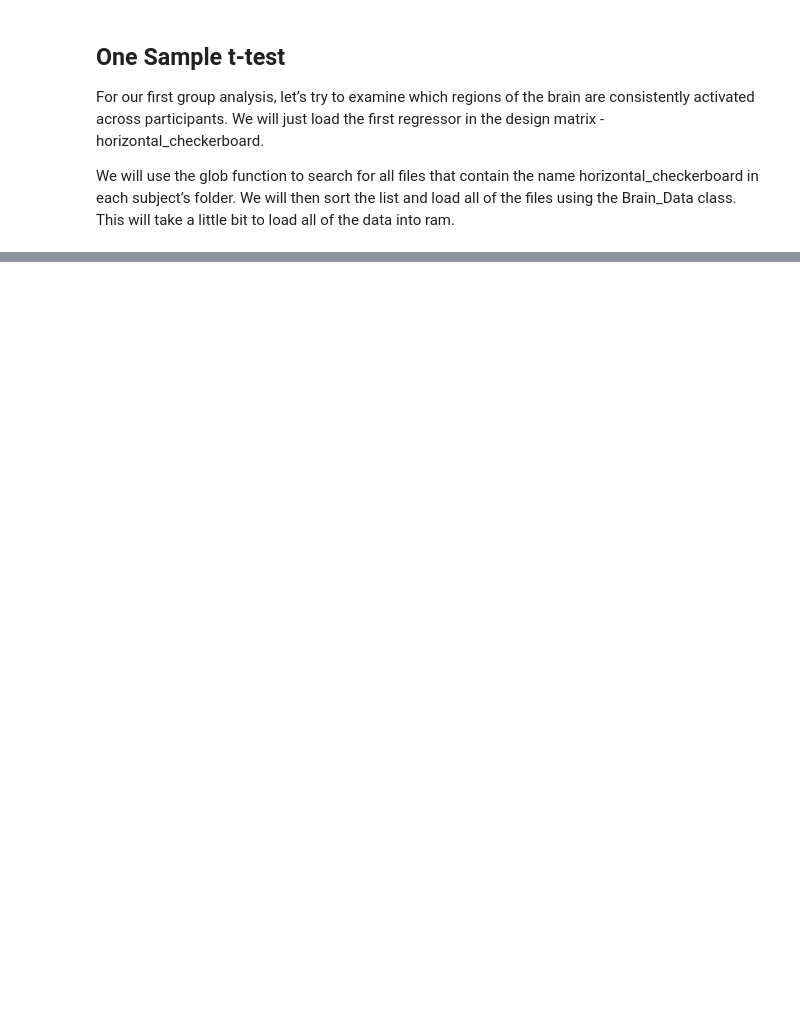
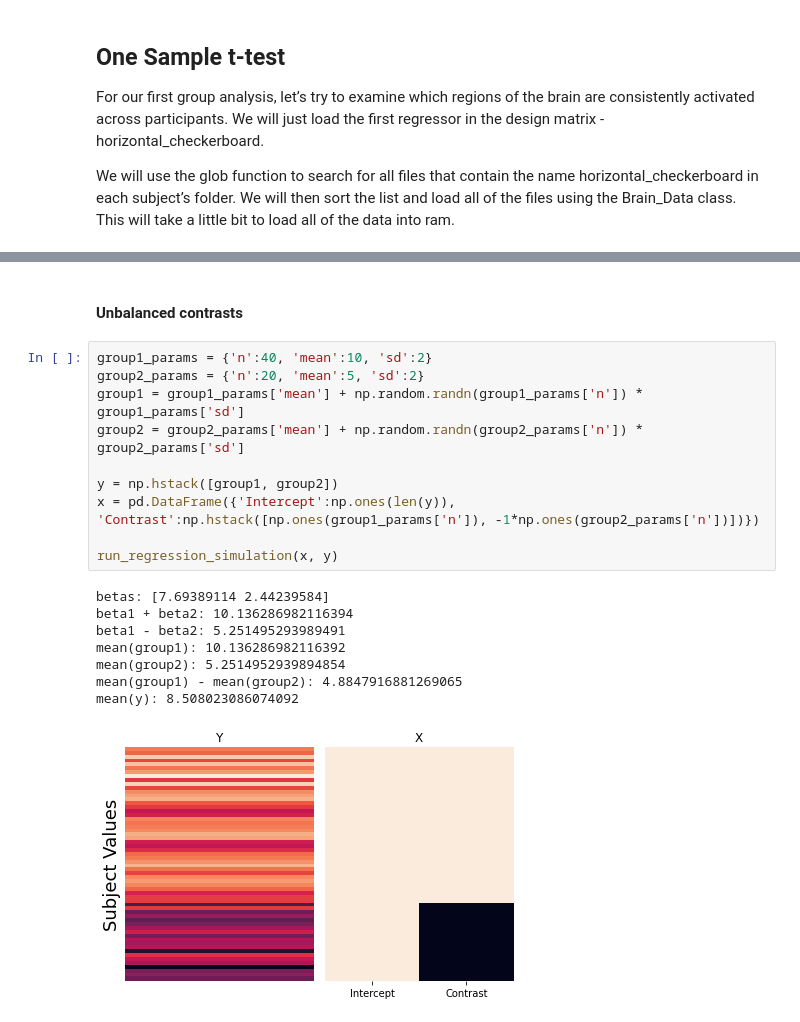
Before and after one commit to drewwint/Dartbrains_code, a Jupyter notebook: 7_Group_Analysis.ipynb, the cells around one changed output, grey strips where cells are left out. Drawn from its saved outputs; the diff is of its cells as text; blank space fills up the shorter version.

```diff
--- a/7_Group_Analysis.ipynb
+++ b/7_Group_Analysis.ipynb
@@ -475,0 +645,21 @@ We will use the glob function to search for all files that contain the name hori
+# %% [markdown]
+#### Unbalanced contrasts
+# %%
+group1_params = {'n':40, 'mean':10, 'sd':2}
+group2_params = {'n':20, 'mean':5, 'sd':2}
+group1 = group1_params['mean'] + np.random.randn(group1_params['n']) * group1_params['sd']
+group2 = group2_params['mean'] + np.random.randn(group2_params['n']) * group2_params['sd']
+
+y = np.hstack([group1, group2])
+x = pd.DataFrame({'Intercept':np.ones(len(y)), 'Contrast':np.hstack([np.ones(group1_params['n']), -1*np.ones(group2_params['n'])])})
+
+run_regression_simulation(x, y)
+# %% [output]
+betas: [7.69389114 2.44239584]
+beta1 + beta2: 10.136286982116394
+beta1 - beta2: 5.251495293989491
+mean(group1): 10.136286982116392
+mean(group2): 5.2514952939894854
+mean(group1) - mean(group2): 4.8847916881269065
+mean(y): 8.508023086074092
+[figure, added]
```
Also changed, not shown: parts of 53 cells of this notebook.
